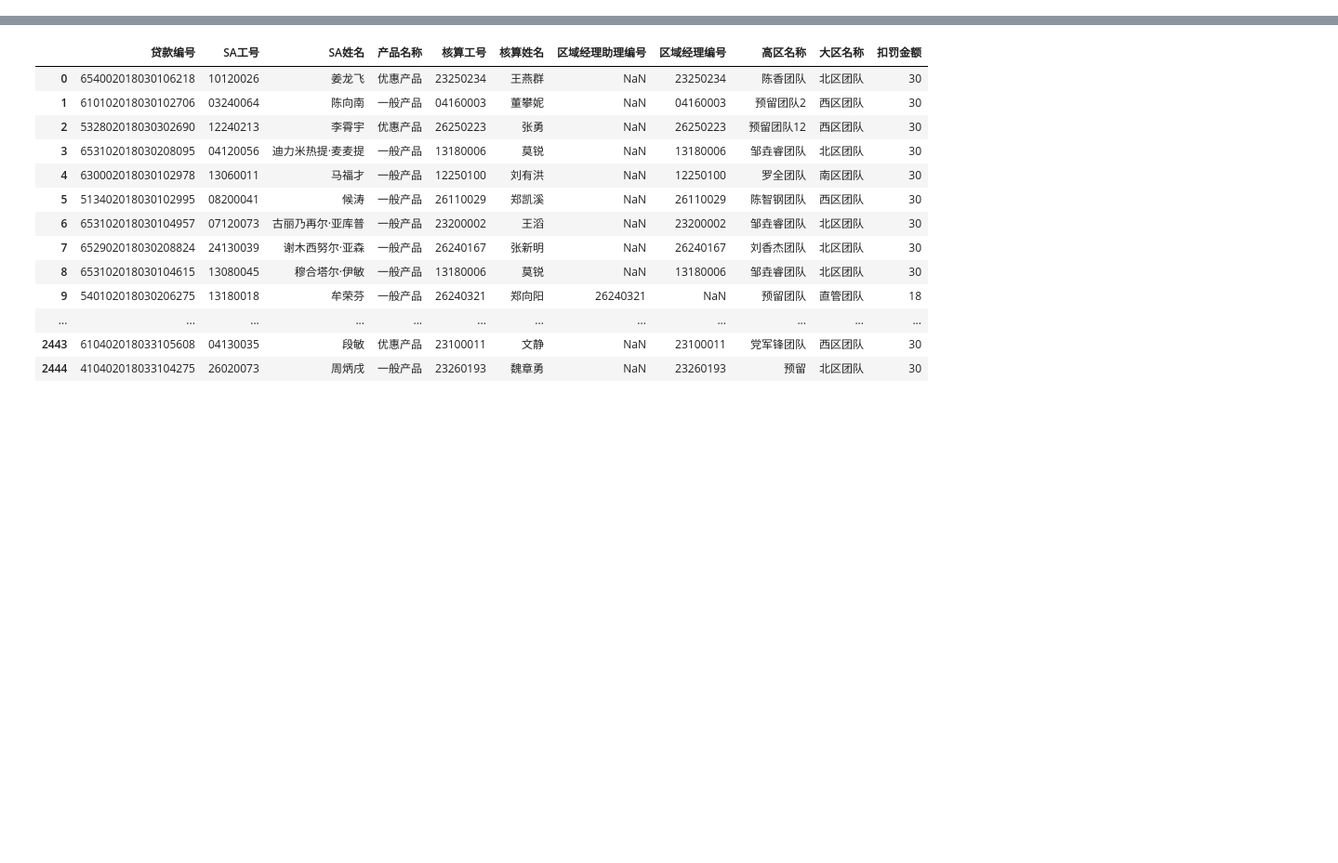
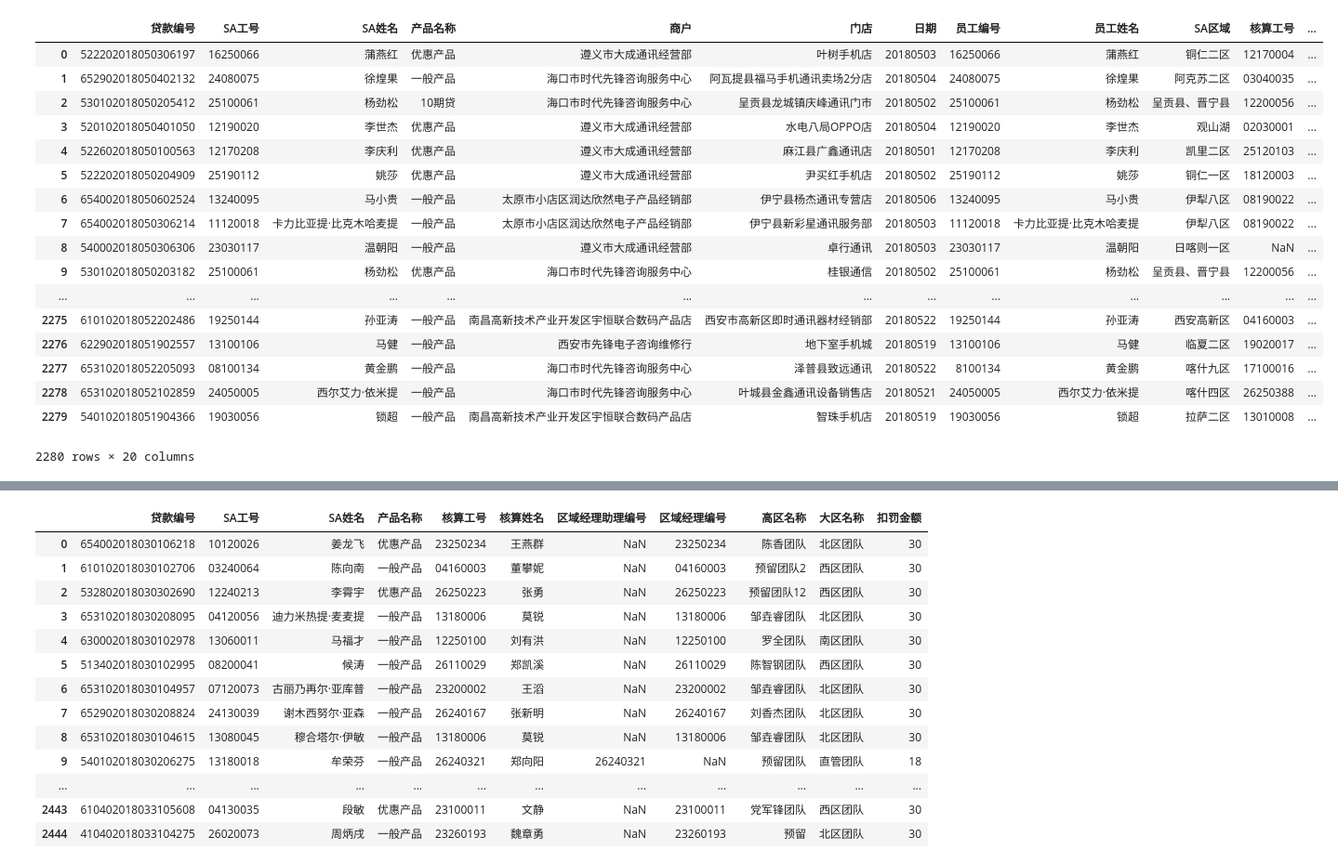
Before and after one commit to lihuat/phkj_Mannager, a Jupyter notebook: 测试/区经单笔扣罚测试.ipynb, the cells around one changed output, grey strips where cells are left out. Shown: that part at 93% size. Saved outputs shown, nothing was run; the diff lists cells and outputs as text; code cells hidden in the pictures; blank space fills up the shorter version.

```diff
--- a/测试/区经单笔扣罚测试.ipynb
+++ b/测试/区经单笔扣罚测试.ipynb
@@ -6,4 +6,25 @@ from tqdm import tqdm
 M3 = pd.read_excel("../首次M3明细/首次M3明细表.xlsx",dtype={'贷款编号':'O','SA工号':'O'})
 data1 = pd.read_excel("../首次M3明细/绩效明细表.xlsx",dtype={'贷款编号':'O','核算工号':'O','区域经理助理编号':'O','区域经理编号':'O'})
 M3 = pd.merge(M3,data1,on="贷款编号",how="left")
+# %%
+M3
+# %% [output]
+|  | 贷款编号 | SA工号 | SA姓名 | 产品名称 | 商户 | 门店 | 日期 | 员工编号 | 员工姓名 | SA区域 | 核算工号 | ... |
+| 0 | 522202018050306197 | 16250066 | 蒲燕红 | 优惠产品 | 遵义市大成通讯经营部 | 叶树手机店 | 20180503 | 16250066 | 蒲燕红 | 铜仁二区 | 12170004 | ... |
+| 1 | 652902018050402132 | 24080075 | 徐煌果 | 一般产品 | 海口市时代先锋咨询服务中心 | 阿瓦提县福马手机通讯卖场2分店 | 20180504 | 24080075 | 徐煌果 | 阿克苏二区 | 03040035 | ... |
+| 2 | 530102018050205412 | 25100061 | 杨劲松 | 10期贷 | 海口市时代先锋咨询服务中心 | 呈贡县龙城镇庆峰通讯门市 | 20180502 | 25100061 | 杨劲松 | 呈贡县、晋宁县 | 12200056 | ... |
+| 3 | 520102018050401050 | 12190020 | 李世杰 | 优惠产品 | 遵义市大成通讯经营部 | 水电八局OPPO店 | 20180504 | 12190020 | 李世杰 | 观山湖 | 02030001 | ... |
+| 4 | 522602018050100563 | 12170208 | 李庆利 | 优惠产品 | 遵义市大成通讯经营部 | 麻江县广鑫通讯店 | 20180501 | 12170208 | 李庆利 | 凯里二区 | 25120103 | ... |
+| 5 | 522202018050204909 | 25190112 | 姚莎 | 优惠产品 | 遵义市大成通讯经营部 | 尹买红手机店 | 20180502 | 25190112 | 姚莎 | 铜仁一区 | 18120003 | ... |
+| 6 | 654002018050602524 | 13240095 | 马小贵 | 一般产品 | 太原市小店区润达欣然电子产品经销部 | 伊宁县杨杰通讯专营店 | 20180506 | 13240095 | 马小贵 | 伊犁八区 | 08190022 | ... |
+| 7 | 654002018050306214 | 11120018 | 卡力比亚提·比克木哈麦提 | 一般产品 | 太原市小店区润达欣然电子产品经销部 | 伊宁县新彩星通讯服务部 | 20180503 | 11120018 | 卡力比亚提·比克木哈麦提 | 伊犁八区 | 08190022 | ... |
+| 8 | 540002018050306306 | 23030117 | 温朝阳 | 一般产品 | 遵义市大成通讯经营部 | 卓行通讯 | 20180503 | 23030117 | 温朝阳 | 日喀则一区 | NaN | ... |
+| 9 | 530102018050203182 | 25100061 | 杨劲松 | 优惠产品 | 海口市时代先锋咨询服务中心 | 桂银通信 | 20180502 | 25100061 | 杨劲松 | 呈贡县、晋宁县 | 12200056 | ... |
+| ... | ... | ... | ... | ... | ... | ... | ... | ... | ... | ... | ... | ... |
+| 2275 | 610102018052202486 | 19250144 | 孙亚涛 | 一般产品 | 南昌高新技术产业开发区宇恒联合数码产品店 | 西安市高新区即时通讯器材经销部 | 20180522 | 19250144 | 孙亚涛 | 西安高新区 | 04160003 | ... |
+| 2276 | 622902018051902557 | 13100106 | 马健 | 一般产品 | 西安市先锋电子咨询维修行 | 地下室手机城 | 20180519 | 13100106 | 马健 | 临夏二区 | 19020017 | ... |
+| 2277 | 653102018052205093 | 08100134 | 黄金鹏 | 一般产品 | 海口市时代先锋咨询服务中心 | 泽普县致远通讯 | 20180522 | 8100134 | 黄金鹏 | 喀什九区 | 17100016 | ... |
+| 2278 | 653102018052102859 | 24050005 | 西尔艾力·依米提 | 一般产品 | 海口市时代先锋咨询服务中心 | 叶城县金鑫通讯设备销售店 | 20180521 | 24050005 | 西尔艾力·依米提 | 喀什四区 | 26250388 | ... |
+| 2279 | 540102018051904366 | 19030056 | 锁超 | 一般产品 | 南昌高新技术产业开发区宇恒联合数码产品店 | 智珠手机店 | 20180519 | 19030056 | 锁超 | 拉萨二区 | 13010008 | ... |
+2280 rows × 20 columns
 # %%
```
Also changed, not shown: parts of 21 cells of this notebook, 8 other files.
